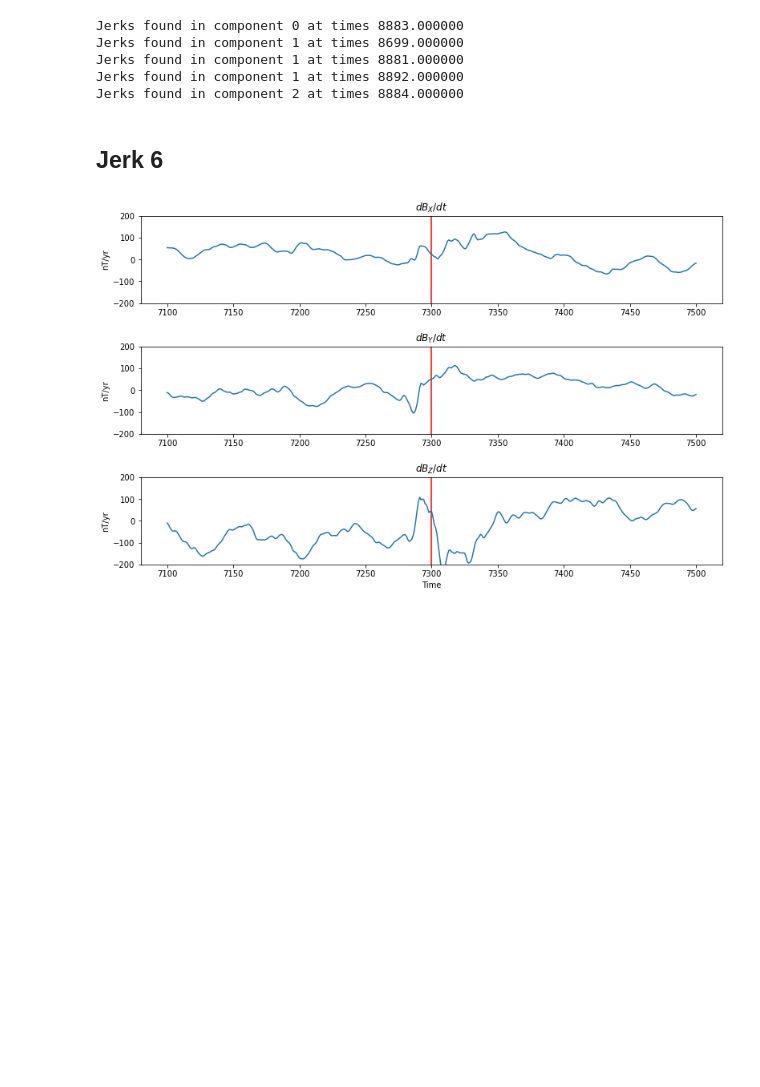
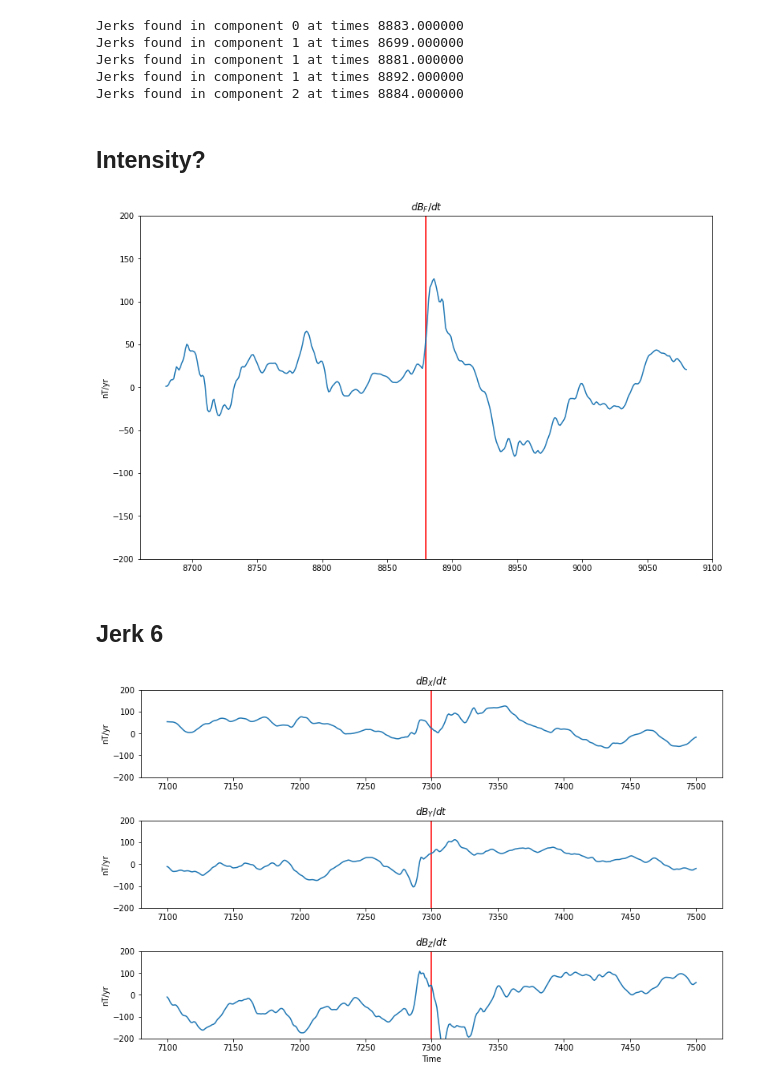
Before and after one commit to plivermore/jerk_finder, a Jupyter notebook: path_model_jerks.ipynb, the cells around one changed output. Saved outputs shown, nothing was run; the diff lists cells and outputs as text; code cells hidden in the pictures; blank space fills up the shorter version.

```diff
--- a/path_model_jerks.ipynb
+++ b/path_model_jerks.ipynb
@@ -423,6 +382,34 @@ plt.plot(left_edges, temp[:,1],'b', label=r'$B_Y$')
 plt.plot(left_edges, temp[:,2],'g',label=r'$B_Z$')
 plt.legend()
 plt.savefig( 'Jerk9_activity.png',bbox_inches='tight',pad_inches=0.7,dpi=400)
+# %% [markdown]
+## Intensity?
+# %%
+# plot SV series at theta = 90, phi = 45
+radius = 6371.
+theta = 90
+phi = 45
+jerk_number = 8
+
+# sample every year
+time_yearly = np.arange(jerk_times[jerk_number]-200,jerk_times[jerk_number]+200+1)
+
+Br, Btheta, Bphi = cp.model_utils.synth_values(coeffs, radius, theta, phi,nmax=13)
+Br_yearly,Btheta_yearly, Bphi_yearly = np.interp(time_yearly, time, Br ), np.interp(time_yearly, time, Btheta ), np.interp(time_yearly, time, Bphi )
+BF_yearly = np.sqrt(Btheta_yearly**2+Br_yearly**2 + Bphi_yearly**2)
+BF_dot = np.gradient(BF_yearly,time_yearly)
+
+
+a = 200
+fig, ax1 = plt.subplots(1, 1, figsize=(13,8) )
+ax1.vlines(jerk_times[jerk_number],-a,a,'r')
+ax1.plot( time_yearly,BF_dot )
+ax1.set_ylim(-a,a)
+ax1.set_ylabel('nT/yr')
+ax1.set_title(r'$d{B_F}/dt$')
+plt.savefig('Jerk9_SV_F_timeseries.pdf')
+# %% [output]
+[figure, added]
 # %% [markdown]
 ## Jerk 6
 # %%
```
Also changed, not shown: parts of 6 cells of this notebook.
